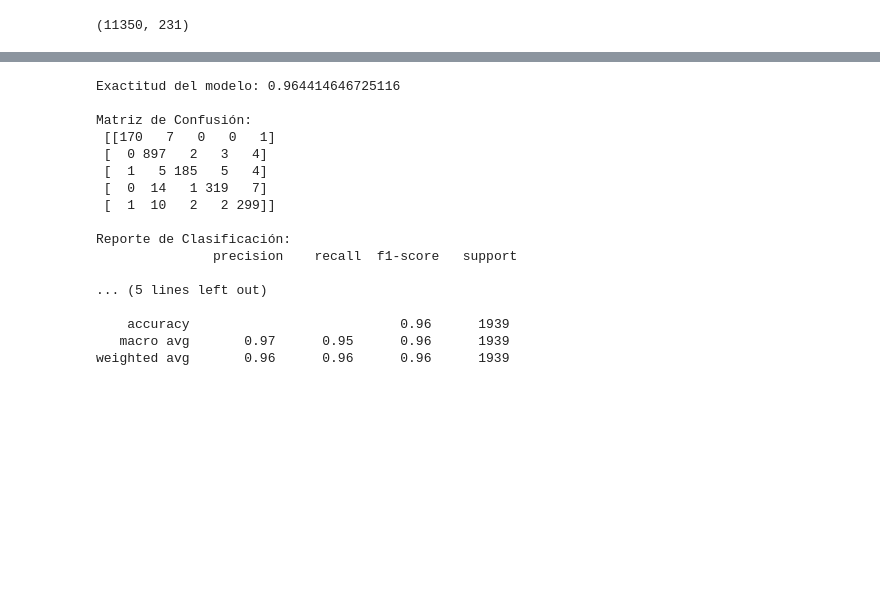
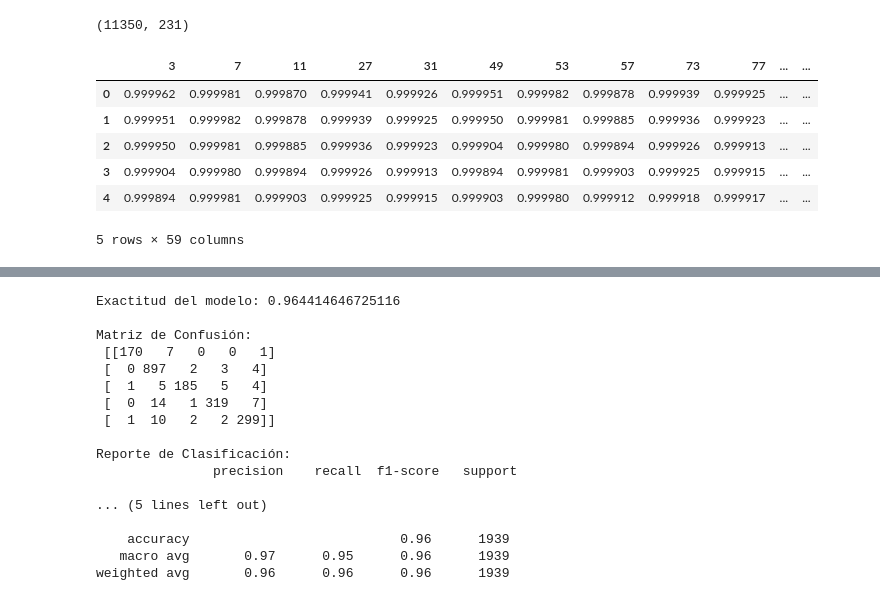
Before and after one commit to SamuelGutierrez24/ProjectIA, a Jupyter notebook: Entrega2/EDA.ipynb, the cells around one changed output, grey strips where cells are left out. Saved outputs shown, nothing was run; the diff lists cells and outputs as text; code cells hidden in the pictures; blank space fills up the shorter version.

```diff
--- a/Entrega2/EDA.ipynb
+++ b/Entrega2/EDA.ipynb
@@ -445,6 +732,19 @@ result_df['right_arm_speed'] = right_arm_speed
 np.array(result_array).shape
 # %% [output]
 (11350, 231)
+# %%
+columns_to_keep = [3, 49, 95, 141, 187, 7, 53, 99, 145, 191, 11, 57, 103, 149, 195, 27, 73, 119, 165, 211, 31, 77, 123, 169, 215, 229]
+columns_to_drop = [col for col in result_df.columns if str(col).isdigit() and int(col) <= 229 and col not in columns_to_keep]
+result_df.drop(columns=columns_to_drop, inplace=True)
+result_df.head()
+# %% [output]
+|  | 3 | 7 | 11 | 27 | 31 | 49 | 53 | 57 | 73 | 77 | ... | ... |
+| 0 | 0.999962 | 0.999981 | 0.999870 | 0.999941 | 0.999926 | 0.999951 | 0.999982 | 0.999878 | 0.999939 | 0.999925 | ... | ... |
+| 1 | 0.999951 | 0.999982 | 0.999878 | 0.999939 | 0.999925 | 0.999950 | 0.999981 | 0.999885 | 0.999936 | 0.999923 | ... | ... |
+| 2 | 0.999950 | 0.999981 | 0.999885 | 0.999936 | 0.999923 | 0.999904 | 0.999980 | 0.999894 | 0.999926 | 0.999913 | ... | ... |
+| 3 | 0.999904 | 0.999980 | 0.999894 | 0.999926 | 0.999913 | 0.999894 | 0.999981 | 0.999903 | 0.999925 | 0.999915 | ... | ... |
+| 4 | 0.999894 | 0.999981 | 0.999903 | 0.999925 | 0.999915 | 0.999903 | 0.999980 | 0.999912 | 0.999918 | 0.999917 | ... | ... |
+5 rows × 59 columns
 # %%
 #Calcular la varianza explicada acumulada
 
```
Also changed, not shown: parts of 4 cells of this notebook, 7 other files.
